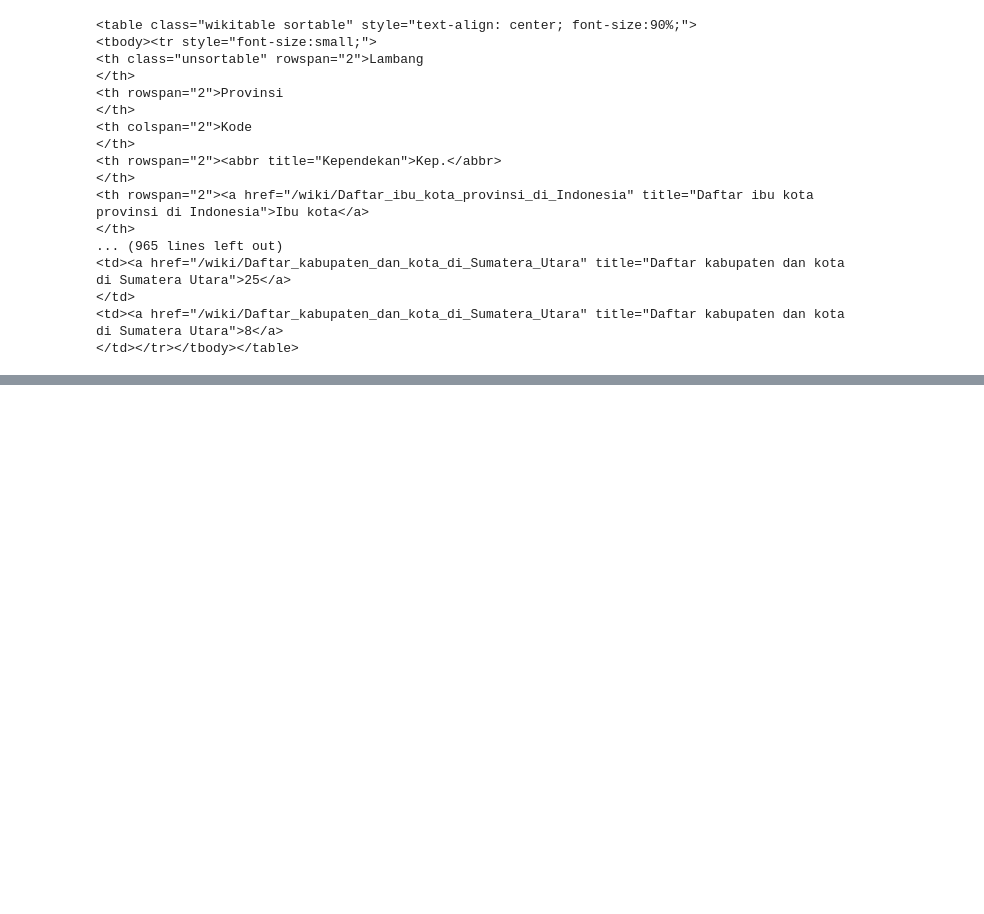
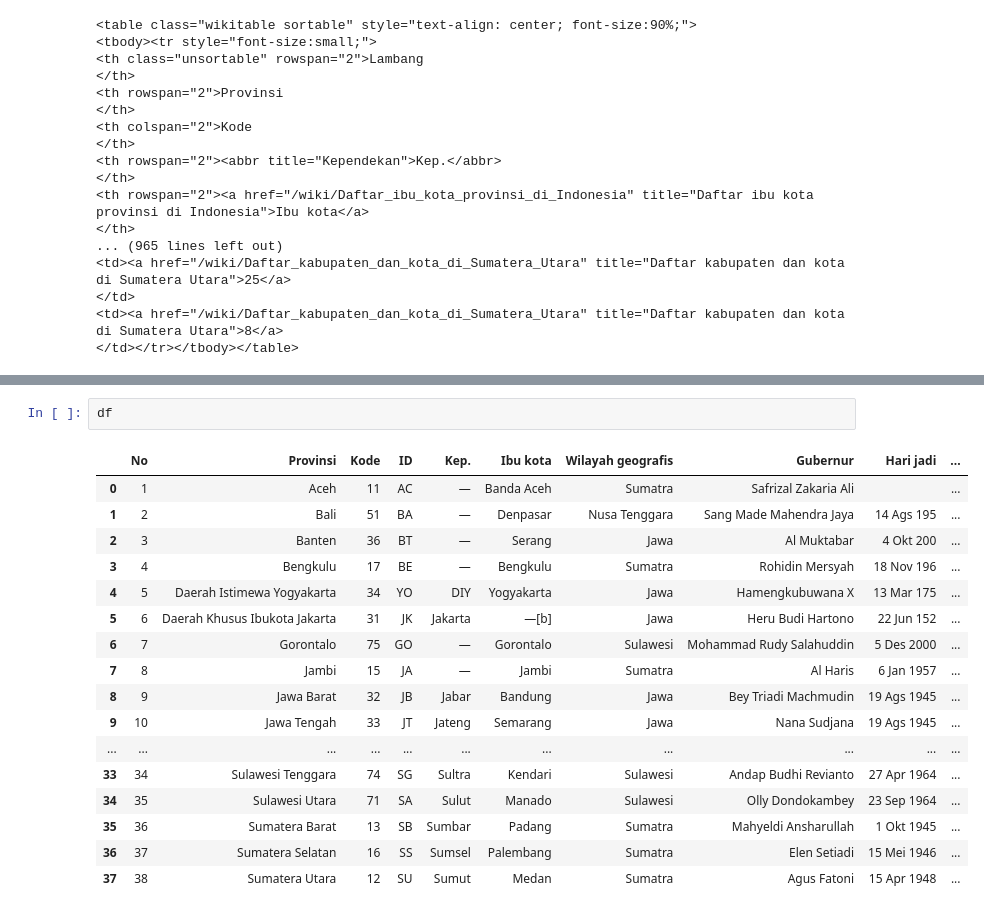
Before and after one commit to IlhamAbdiAlQori/Learning, a Jupyter notebook: Scrapping/Wiki_Province.ipynb, the cells around one changed output, grey strips where cells are left out. Saved outputs shown, nothing was run; the diff lists cells and outputs as text; blank space fills up the shorter version.

```diff
--- a/Scrapping/Wiki_Province.ipynb
+++ b/Scrapping/Wiki_Province.ipynb
@@ -128,0 +145,20 @@ df
+# %%
+df
+# %% [output]
+|  | No | Provinsi | Kode | ID | Kep. | Ibu kota | Wilayah geografis | Gubernur | Hari jadi | ... |
+| 0 | 1 | Aceh | 11 | AC | — | Banda Aceh | Sumatra | Safrizal Zakaria Ali |  | ... |
+| 1 | 2 | Bali | 51 | BA | — | Denpasar | Nusa Tenggara | Sang Made Mahendra Jaya | 14 Ags 195 | ... |
+| 2 | 3 | Banten | 36 | BT | — | Serang | Jawa | Al Muktabar | 4 Okt 200 | ... |
+| 3 | 4 | Bengkulu | 17 | BE | — | Bengkulu | Sumatra | Rohidin Mersyah | 18 Nov 196 | ... |
+| 4 | 5 | Daerah Istimewa Yogyakarta | 34 | YO | DIY | Yogyakarta | Jawa | Hamengkubuwana X | 13 Mar 175 | ... |
+| 5 | 6 | Daerah Khusus Ibukota Jakarta | 31 | JK | Jakarta | —[b] | Jawa | Heru Budi Hartono | 22 Jun 152 | ... |
+| 6 | 7 | Gorontalo | 75 | GO | — | Gorontalo | Sulawesi | Mohammad Rudy Salahuddin | 5 Des 2000 | ... |
+| 7 | 8 | Jambi | 15 | JA | — | Jambi | Sumatra | Al Haris | 6 Jan 1957 | ... |
+| 8 | 9 | Jawa Barat | 32 | JB | Jabar | Bandung | Jawa | Bey Triadi Machmudin | 19 Ags 1945 | ... |
+| 9 | 10 | Jawa Tengah | 33 | JT | Jateng | Semarang | Jawa | Nana Sudjana | 19 Ags 1945 | ... |
+| ... | ... | ... | ... | ... | ... | ... | ... | ... | ... | ... |
+| 33 | 34 | Sulawesi Tenggara | 74 | SG | Sultra | Kendari | Sulawesi | Andap Budhi Revianto | 27 Apr 1964 | ... |
+| 34 | 35 | Sulawesi Utara | 71 | SA | Sulut | Manado | Sulawesi | Olly Dondokambey | 23 Sep 1964 | ... |
+| 35 | 36 | Sumatera Barat | 13 | SB | Sumbar | Padang | Sumatra | Mahyeldi Ansharullah | 1 Okt 1945 | ... |
+| 36 | 37 | Sumatera Selatan | 16 | SS | Sumsel | Palembang | Sumatra | Elen Setiadi | 15 Mei 1946 | ... |
+| 37 | 38 | Sumatera Utara | 12 | SU | Sumut | Medan | Sumatra | Agus Fatoni | 15 Apr 1948 | ... |
```
Also changed, not shown: parts of 5 cells of this notebook.
